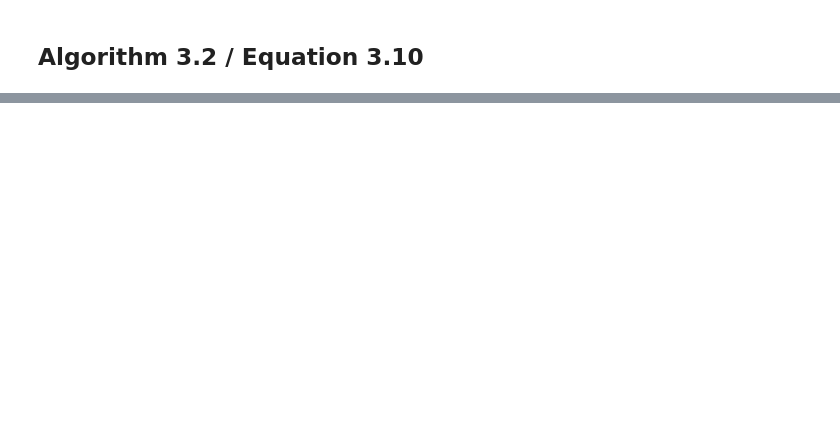
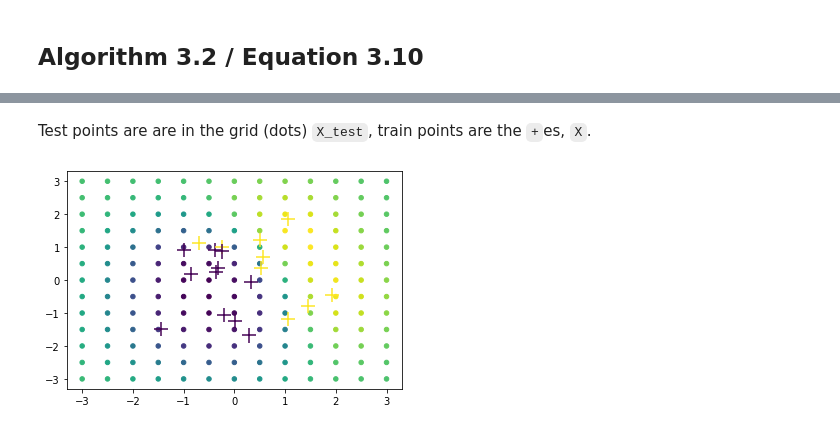
Before and after one commit to Simsso/ML-Playground, a Jupyter notebook: gaussian-processes/gp-classifier.ipynb, the cells around one changed output, grey strips where cells are left out. Cells and saved outputs as stored; diff of their text form; code cells hidden in the pictures; blank space fills up the shorter version.

```diff
--- a/gaussian-processes/gp-classifier.ipynb
+++ b/gaussian-processes/gp-classifier.ipynb
@@ -354,0 +441,7 @@ pi_bar_star = algorithm_32(f_hat=f_hat, X=X, y=y, k=kernel, log_likelihood_fn=lo
+# %% [markdown]
+Test points are are in the grid (dots) `X_test`, train points are the `+`es, `X`.
+# %%
+plt.scatter(*X_test.T, c=pi_bar_star, s=20)
+plt.scatter(*X.T, c=y, marker='+', s=200);
+# %% [output]
+[figure, added]
```
Also changed, not shown: parts of 17 cells of this notebook.
